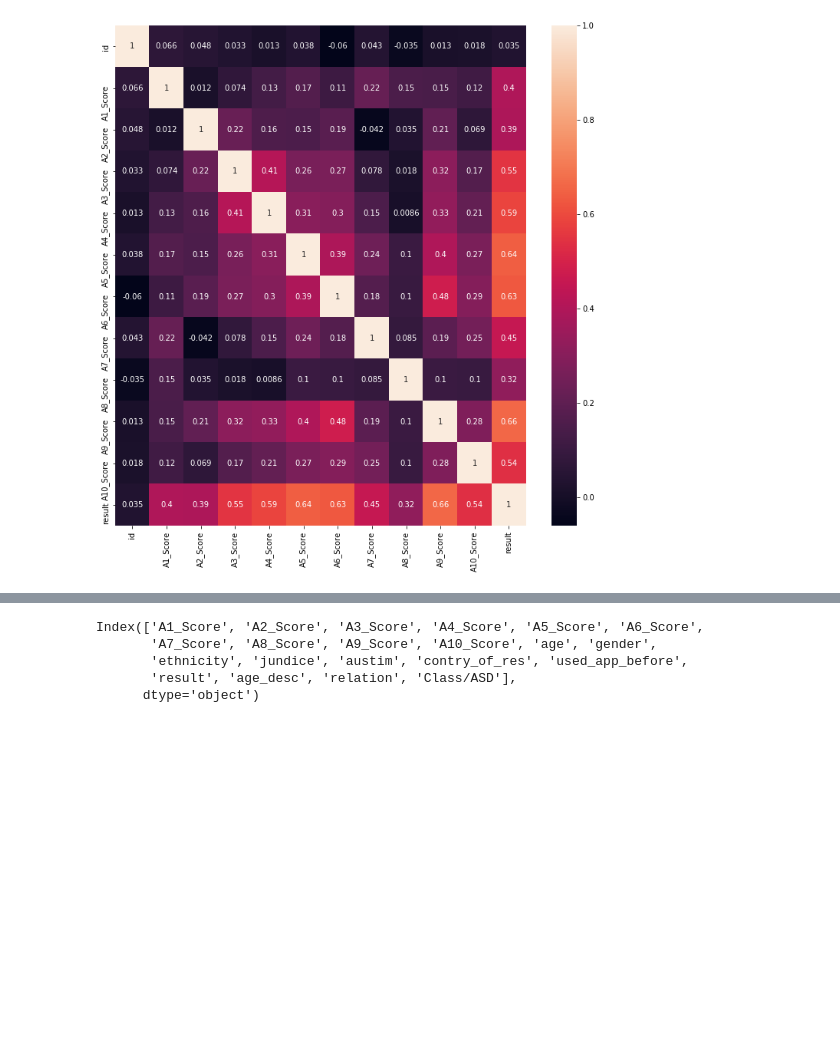
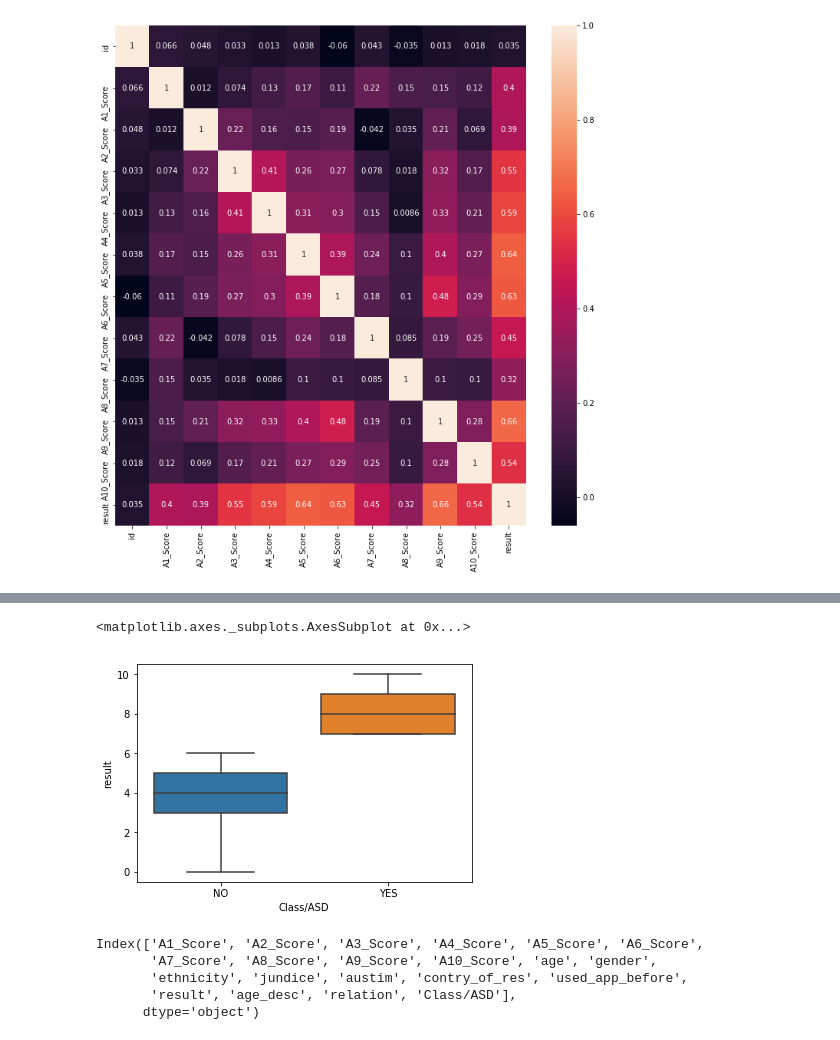
Before and after one commit to adityasharma1076/Autism-Adult-Data, a Jupyter notebook: Autism-Adult-Data.ipynb, the cells around one changed output, grey strips where cells are left out. Drawn from its saved outputs; the diff is of its cells as text; code cells hidden in the pictures; blank space fills up the shorter version.

```diff
--- a/Autism-Adult-Data.ipynb
+++ b/Autism-Adult-Data.ipynb
@@ -72,0 +105,5 @@ df.head()
+# %%
+sns.boxplot(x=df['Class/ASD'],y=df['result'])
+# %% [output]
+<matplotlib.axes._subplots.AxesSubplot at 0x...>
+[figure, added]
```
Also changed, not shown: parts of 7 cells of this notebook.
